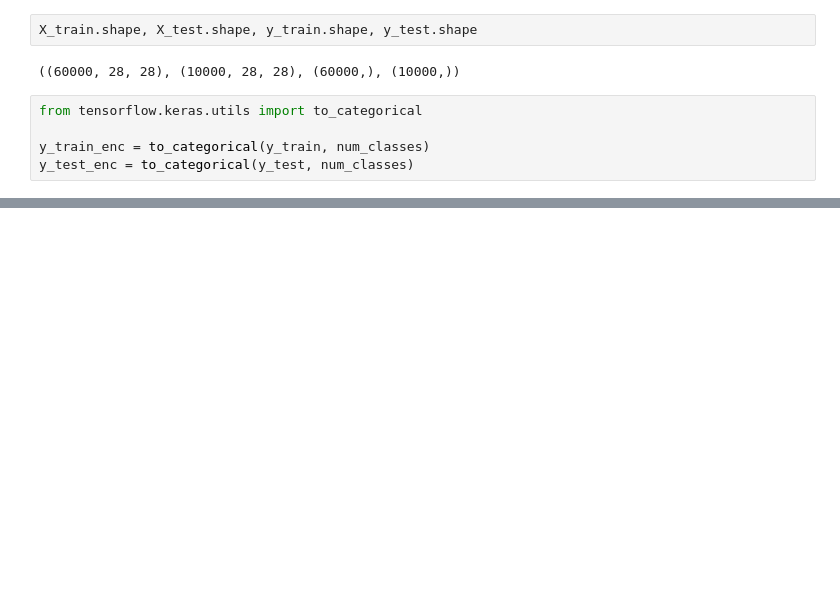
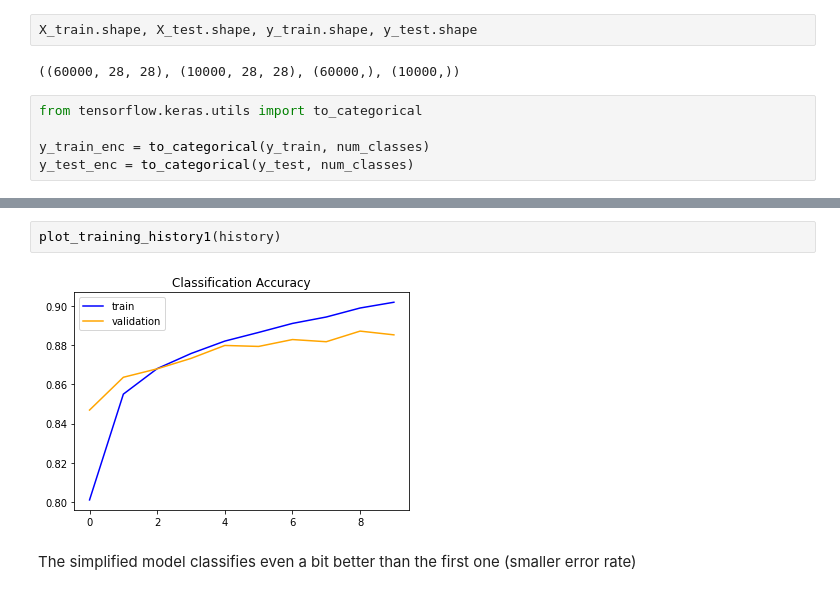
Before and after one commit to lmocsary/GDA_Track3B, a Jupyter notebook: Quests/Simple_Image_Classification_with_NN_LM.ipynb, the cells around one changed output, grey strips where cells are left out. Cells and saved outputs as stored; diff of their text form; blank space fills up the shorter version.

```diff
--- a/Quests/Simple_Image_Classification_with_NN_LM.ipynb
+++ b/Quests/Simple_Image_Classification_with_NN_LM.ipynb
@@ -216,3 +280,9 @@ plt.show()
+# %%
+plot_training_history1(history)
+# %% [output]
+[figure, added]
+# %% [markdown]
+The simplified model classifies even a bit better than the first one (smaller error rate)
 # %% [markdown]
 <a style='text-decoration:none;line-height:16px;display:flex;color:#5B5B62;padding:10px;justify-content:end;' href='https://deepnote.com?utm_source=created-in-deepnote-cell&projectId=a109ea11-a7da-42aa-8af0-3a0cdafc917e' target="_blank">
 <img alt='Created in deepnote.com' style='display:inline;max-height:16px;margin:0px;margin-right:7.5px;' src='embedded-picture-1' > </img>
```
Also changed, not shown: parts of 18 cells of this notebook.
